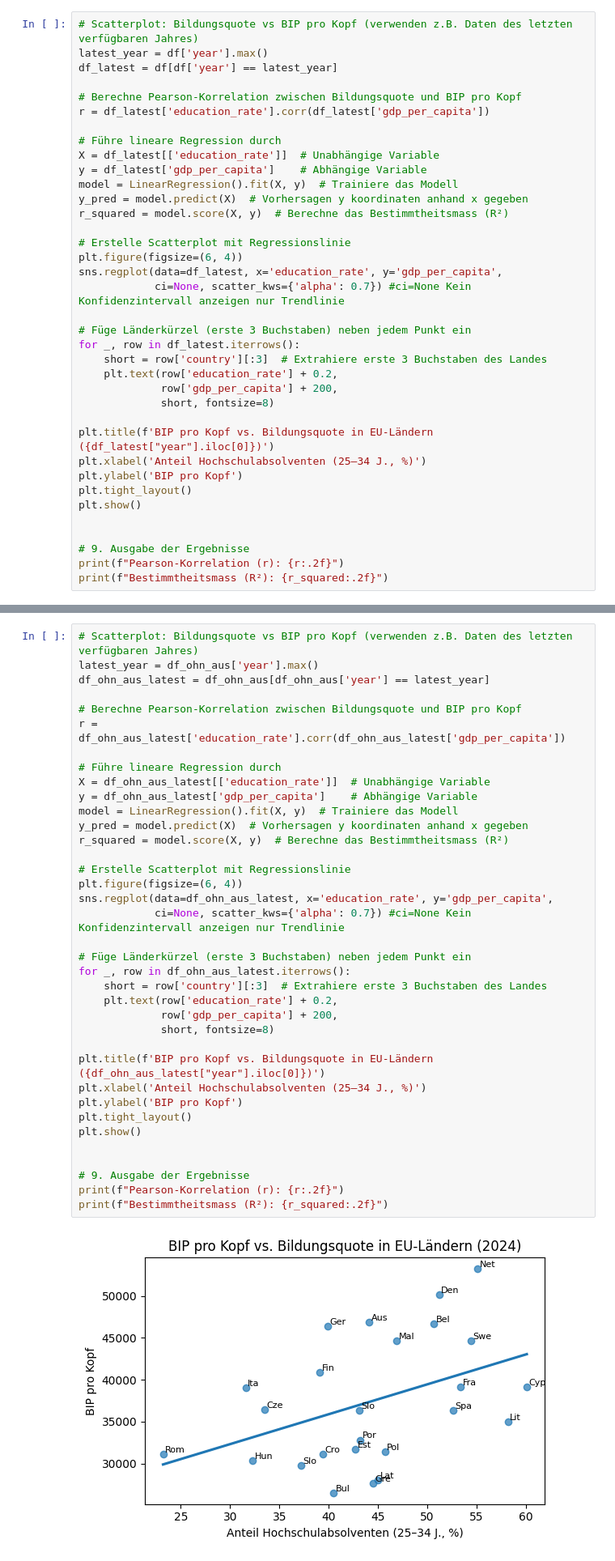
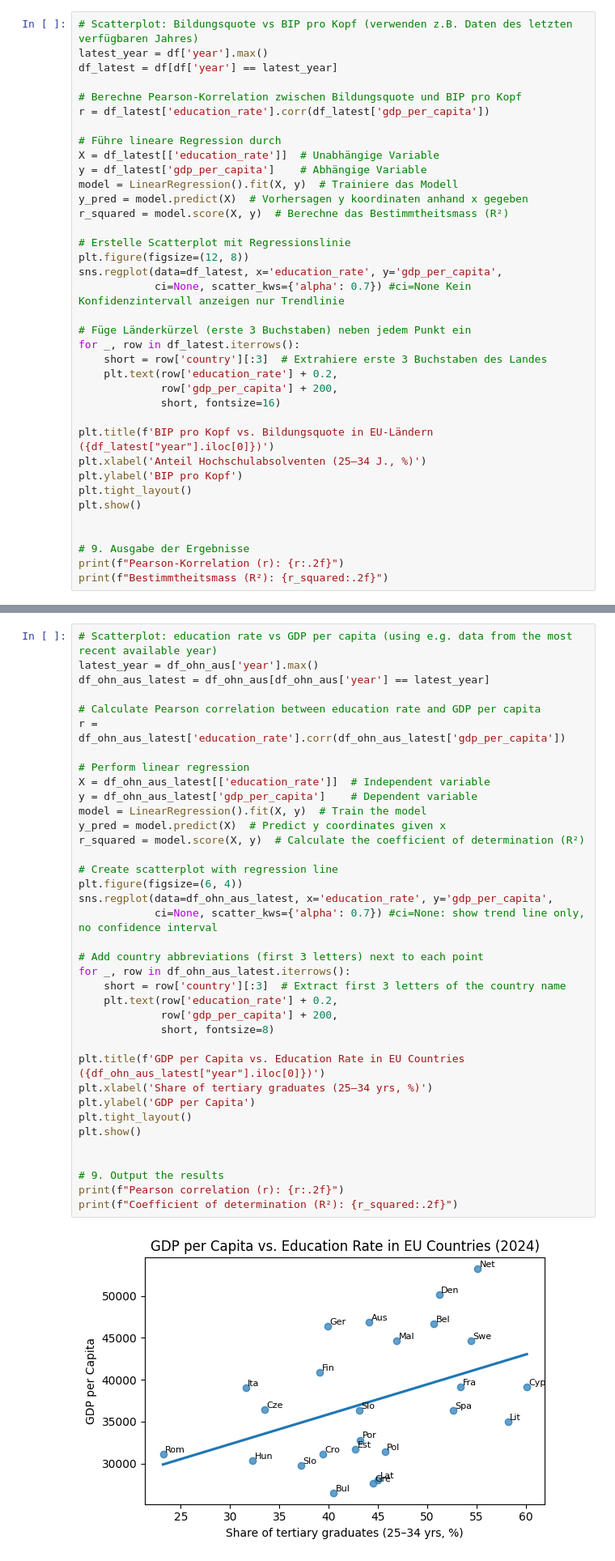
Before and after one commit to Benjamin-Austin/Portfolio_Projekt_18_02_2026, a Jupyter notebook: de2 Projekt fertige Abgabe/Projekt_Baus_3UM_10122025.ipynb, the cells around one changed output, grey strips where cells are left out. Shown at 81% size. Saved outputs shown, nothing was run; the diff lists cells and outputs as text.

```diff
--- a/de2 Projekt fertige Abgabe/Projekt_Baus_3UM_10122025.ipynb
+++ b/de2 Projekt fertige Abgabe/Projekt_Baus_3UM_10122025.ipynb
@@ -280,7 +280,7 @@ y_pred = model.predict(X)  # Vorhersagen y koordinaten anhand x gegeben
 r_squared = model.score(X, y)  # Berechne das Bestimmtheitsmass (R²)
 
 # Erstelle Scatterplot mit Regressionslinie
-plt.figure(figsize=(6, 4))
+plt.figure(figsize=(12, 8))
 sns.regplot(data=df_latest, x='education_rate', y='gdp_per_capita',
             ci=None, scatter_kws={'alpha': 0.7}) #ci=None Kein Konfidenzintervall anzeigen nur Trendlinie
 
@@ -289,7 +289,7 @@ for _, row in df_latest.iterrows():
     short = row['country'][:3]  # Extrahiere erste 3 Buchstaben des Landes
     plt.text(row['education_rate'] + 0.2,
              row['gdp_per_capita'] + 200,
-             short, fontsize=8)
+             short, fontsize=16)
 
 plt.title(f'BIP pro Kopf vs. Bildungsquote in EU-Ländern ({df_latest["year"].iloc[0]})')
 plt.xlabel('Anteil Hochschulabsolventen (25–34 J., %)')
@@ -393,41 +393,41 @@ top       Austria
 freq           10
 Name: country, dtype: object
 # %%
-# Scatterplot: Bildungsquote vs BIP pro Kopf (verwenden z.B. Daten des letzten verfügbaren Jahres)
+# Scatterplot: education rate vs GDP per capita (using e.g. data from the most recent available year)
 latest_year = df_ohn_aus['year'].max()
 df_ohn_aus_latest = df_ohn_aus[df_ohn_aus['year'] == latest_year]
 
-# Berechne Pearson-Korrelation zwischen Bildungsquote und BIP pro Kopf
+# Calculate Pearson correlation between education rate and GDP per capita
 r = df_ohn_aus_latest['education_rate'].corr(df_ohn_aus_latest['gdp_per_capita'])
 
-# Führe lineare Regression durch
-X = df_ohn_aus_latest[['education_rate']]  # Unabhängige Variable
-y = df_ohn_aus_latest['gdp_per_capita']    # Abhängige Variable
-model = LinearRegression().fit(X, y)  # Trainiere das Modell
-y_pred = model.predict(X)  # Vorhersagen y koordinaten anhand x gegeben
-r_squared = model.score(X, y)  # Berechne das Bestimmtheitsmass (R²)
+# Perform linear regression
+X = df_ohn_aus_latest[['education_rate']]  # Independent variable
+y = df_ohn_aus_latest['gdp_per_capita']    # Dependent variable
+model = LinearRegression().fit(X, y)  # Train the model
+y_pred = model.predict(X)  # Predict y coordinates given x
+r_squared = model.score(X, y)  # Calculate the coefficient of determination (R²)
 
-# Erstelle Scatterplot mit Regressionslinie
+# Create scatterplot with regression line
 plt.figure(figsize=(6, 4))
 sns.regplot(data=df_ohn_aus_latest, x='education_rate', y='gdp_per_capita',
-            ci=None, scatter_kws={'alpha': 0.7}) #ci=None Kein Konfidenzintervall anzeigen nur Trendlinie
+            ci=None, scatter_kws={'alpha': 0.7}) #ci=None: show trend line only, no confidence interval
 
-# Füge Länderkürzel (erste 3 Buchstaben) neben jedem Punkt ein
+# Add country abbreviations (first 3 letters) next to each point
 for _, row in df_ohn_aus_latest.iterrows():
-    short = row['country'][:3]  # Extrahiere erste 3 Buchstaben des Landes
+    short = row['country'][:3]  # Extract first 3 letters of the country name
     plt.text(row['education_rate'] + 0.2,
              row['gdp_per_capita'] + 200,
              short, fontsize=8)
 
-plt.title(f'BIP pro Kopf vs. Bildungsquote in EU-Ländern ({df_ohn_aus_latest["year"].iloc[0]})')
-plt.xlabel('Anteil Hochschulabsolventen (25–34 J., %)')
-plt.ylabel('BIP pro Kopf')
+plt.title(f'GDP per Capita vs. Education Rate in EU Countries ({df_ohn_aus_latest["year"].iloc[0]})')
+plt.xlabel('Share of tertiary graduates (25–34 yrs, %)')
+plt.ylabel('GDP per Capita')
 plt.tight_layout()
 plt.show()
 
 
-# 9. Ausgabe der Ergebnisse
-print(f"Pearson-Korrelation (r): {r:.2f}")
-print(f"Bestimmtheitsmass (R²): {r_squared:.2f}")
+# 9. Output the results
+print(f"Pearson correlation (r): {r:.2f}")
+print(f"Coefficient of determination (R²): {r_squared:.2f}")
 # %% [output]
-[figure, old version]
+[figure, new version]
```
Also changed, not shown: parts of 7 cells of this notebook, 38 other files.
